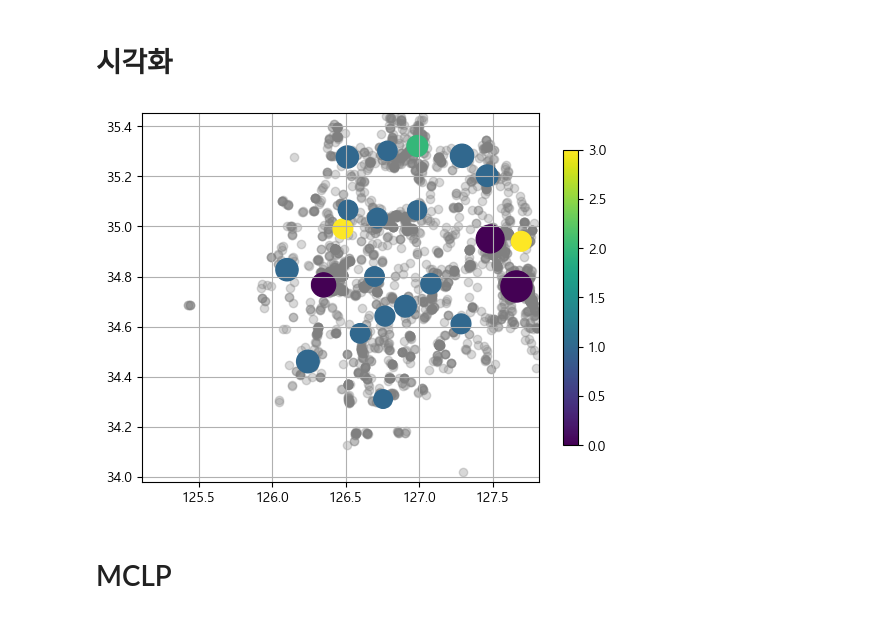
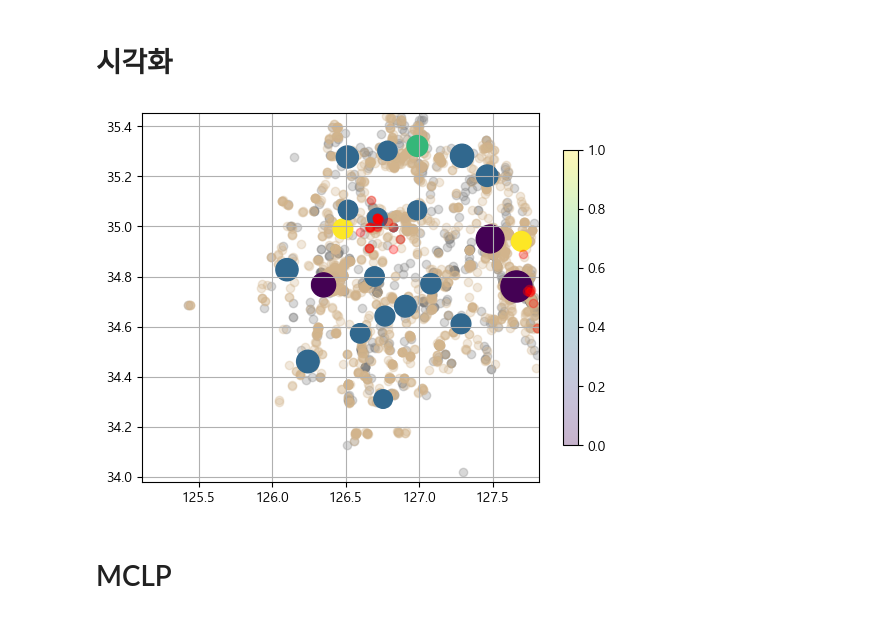
Before and after one commit to sheershay/ise-sr-project, a Jupyter notebook: clustering/clustering.ipynb, the cells around one changed output. Saved outputs shown, nothing was run; the diff lists cells and outputs as text; code cells hidden in the pictures.

```diff
--- a/clustering/clustering.ipynb
+++ b/clustering/clustering.ipynb
@@ -267,9 +247,0 @@ ys
-# %%
-ys=contents_agg.loc[contents_agg['시/군/구']=='여수시'].copy()
-ys['위도']=[0]*72
-ys['경도']=[0]*72
-print(ys)
-
-for i in range(len(yeosu)):
-    for j in range(len(ys)):
-        if yeosu['관광지명'][i]==ys['']
@@ -656,19 +1155,22 @@ ymax=max(coord_std['위도'])
 # %%
 #숙소유형
 plt.scatter(x=accomm_df['경도'],y=accomm_df['위도'],alpha=0.3,c='grey')
+plt.scatter(x=cafe['경도'],y=cafe['위도'],alpha=0.3,c='tan')
 
-plt.scatter(x=cafe['경도'],y=cafe['위도'],alpha=0.3,c='gray')
 plt.scatter(meal['경도'],meal['위도'],
             c=kmeans.labels_,s=lr_df['최종점수']*100)
+
+plt.scatter(naju['경도'],naju['위도'],alpha=0.3,c='r')
+plt.scatter(yeosu['경도'],yeosu['위도'],alpha=0.3,c='r')
 
 plt.xlim(xmin,xmax)
 plt.ylim(ymin,ymax)
 plt.colorbar(shrink=0.8)
 
 plt.grid()
 plt.show()
 # %% [output]
-[figure, old version]
+[figure, new version]
 # %%
 k_centres=kmeans.cluster_centers_.copy()
 # %% [markdown]
```
Also changed, not shown: parts of 19 cells of this notebook.
